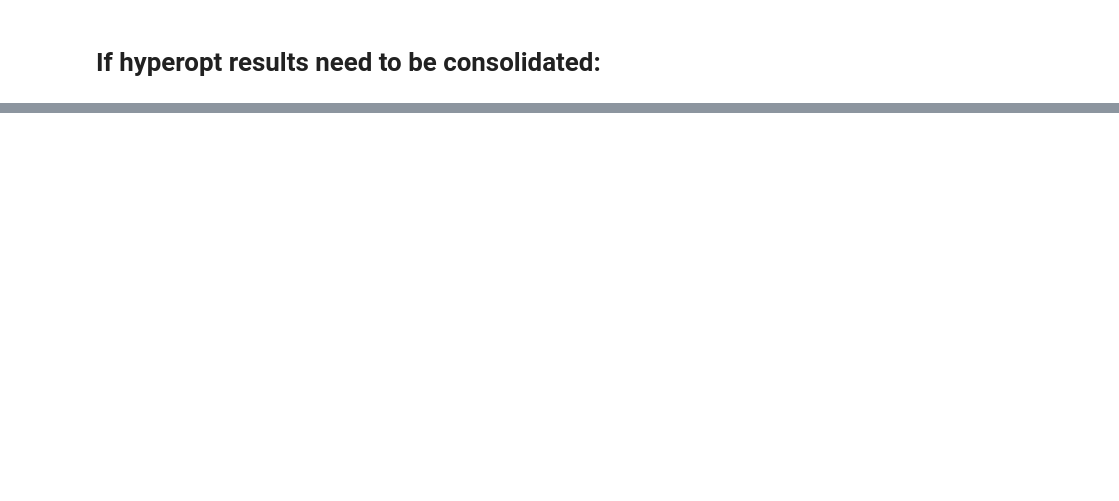
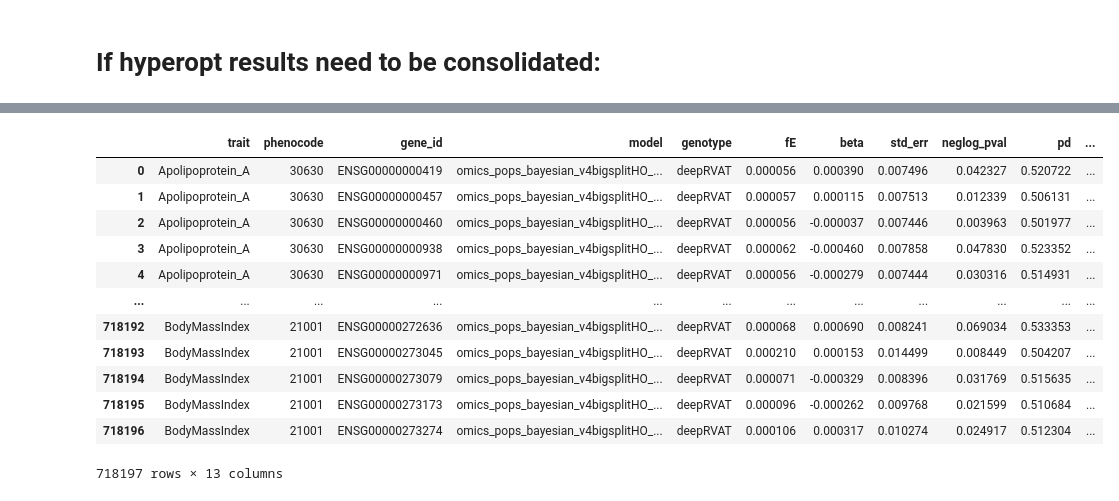
Before and after one commit to gagneurlab/funcRVP, a Jupyter notebook: scripts/read_results.ipynb, the cells around one changed output, grey strips where cells are left out. Saved outputs shown, nothing was run; the diff lists cells and outputs as text; code cells hidden in the pictures; blank space fills up the shorter version.

```diff
--- a/scripts/read_results.ipynb
+++ b/scripts/read_results.ipynb
@@ -27,0 +36,3 @@ gb_rep = pd.read_parquet('/s/project/geno2pheno/data/replication_sets/genebass_b
+# %%
+TRAITS = ['LDL_direct', 'HDL_cholesterol', 'Triglycerides', 'glycated_haemoglobin_hba1c', 'Alanine_aminotransferase', 'Aspartate_aminotransferase', 'Apolipoprotein_A', 'Apolipoprotein_B', 'Albumin', 'Alkaline_phosphatase', 'Calcium', 'c_reactive_protein']
+TRAITS
@@ -28,3 +282,31 @@ gb_rep = pd.read_parquet('/s/project/geno2pheno/data/replication_sets/genebass_b
+# %%
+version = 'v108cov'
+genotype = 'deepRVAT'
+emb = 'omics_pops'
+
+genes_dt_list = []
+pheno_dt_list = []
+
+for trait in tqdm(TRAITS):
+    phenocode = genebass_phenocode_dict[trait]
+
+    # Concatenate gene effect files across all traits
+    mean_betas_df = pd.read_parquet(f'/s/project/geno2pheno/predictions/load_model/{version}_{genotype}_{emb}/{trait}_mean_betas.pq')
+    mean_betas_df["phenocode"] = str(phenocode)
+    mean_betas_df["replicated"] = mean_betas_df.index.isin(replication_dict[phenocode])
+    genes_dt_list.append(mean_betas_df)
+
+    # Concatenate phenotype prediction files across all traits
+    bayes_pred_df = pd.read_parquet(f'/s/project/geno2pheno/predictions/load_model/{version}_{genotype}_{emb}/{trait}_bayes_pred.pq').reset_index()
+    bayes_pred_df["phenocode"] = str(phenocode)
+    bayes_pred_df["genotype"] = genotype
+    pheno_dt_list.append(bayes_pred_df)
+
+genes_dt = pd.concat(genes_dt_list)
+genes_dt.to_parquet(f'/s/project/geno2pheno/predictions/bayesian/load_model/{version}_{genotype}_{emb}_genes_CLEANsplit.pq', index=False)
+
+pheno_dt = pd.concat(pheno_dt_list)
+pheno_dt.to_parquet(f'/s/project/geno2pheno/predictions/bayesian/load_model/{version}_{genotype}_{emb}_predictions_CLEANsplit.pq', index=False)
 # %% [markdown]
 # If hyperopt was NOT done:
 # %%
@@ -79,7 +411,7 @@ test_r2 = []
 test_auPRC = []
 predictions = []
 shuffled_phenotype = False
-study_versions =  ["v83cov_deepRVAT"]
+study_versions =  ["v4bigsplitHO_deepRVAT"]
 
 for trait in TRAITS:
     phenocode = genebass_phenocode_dict[trait]
@@ -167,0 +516,16 @@ pred_df["model"] = pd.Categorical(pred_df['model'], categories=model_list)
+# %%
+mean_betas_df
+# %% [output]
+|  | trait | phenocode | gene_id | model | genotype | fE | beta | std_err | neglog_pval | pd | ... |
+| 0 | Apolipoprotein_A | 30630 | ENSG00000000419 | omics_pops_bayesian_v4bigsplitHO_... | deepRVAT | 0.000056 | 0.000390 | 0.007496 | 0.042327 | 0.520722 | ... |
+| 1 | Apolipoprotein_A | 30630 | ENSG00000000457 | omics_pops_bayesian_v4bigsplitHO_... | deepRVAT | 0.000057 | 0.000115 | 0.007513 | 0.012339 | 0.506131 | ... |
+| 2 | Apolipoprotein_A | 30630 | ENSG00000000460 | omics_pops_bayesian_v4bigsplitHO_... | deepRVAT | 0.000056 | -0.000037 | 0.007446 | 0.003963 | 0.501977 | ... |
+| 3 | Apolipoprotein_A | 30630 | ENSG00000000938 | omics_pops_bayesian_v4bigsplitHO_... | deepRVAT | 0.000062 | -0.000460 | 0.007858 | 0.047830 | 0.523352 | ... |
+| 4 | Apolipoprotein_A | 30630 | ENSG00000000971 | omics_pops_bayesian_v4bigsplitHO_... | deepRVAT | 0.000056 | -0.000279 | 0.007444 | 0.030316 | 0.514931 | ... |
+| ... | ... | ... | ... | ... | ... | ... | ... | ... | ... | ... | ... |
+| 718192 | BodyMassIndex | 21001 | ENSG00000272636 | omics_pops_bayesian_v4bigsplitHO_... | deepRVAT | 0.000068 | 0.000690 | 0.008241 | 0.069034 | 0.533353 | ... |
+| 718193 | BodyMassIndex | 21001 | ENSG00000273045 | omics_pops_bayesian_v4bigsplitHO_... | deepRVAT | 0.000210 | 0.000153 | 0.014499 | 0.008449 | 0.504207 | ... |
+| 718194 | BodyMassIndex | 21001 | ENSG00000273079 | omics_pops_bayesian_v4bigsplitHO_... | deepRVAT | 0.000071 | -0.000329 | 0.008396 | 0.031769 | 0.515635 | ... |
+| 718195 | BodyMassIndex | 21001 | ENSG00000273173 | omics_pops_bayesian_v4bigsplitHO_... | deepRVAT | 0.000096 | -0.000262 | 0.009768 | 0.021599 | 0.510684 | ... |
+| 718196 | BodyMassIndex | 21001 | ENSG00000273274 | omics_pops_bayesian_v4bigsplitHO_... | deepRVAT | 0.000106 | 0.000317 | 0.010274 | 0.024917 | 0.512304 | ... |
+718197 rows × 13 columns
```
Also changed, not shown: parts of 24 cells of this notebook, 6 other files.
